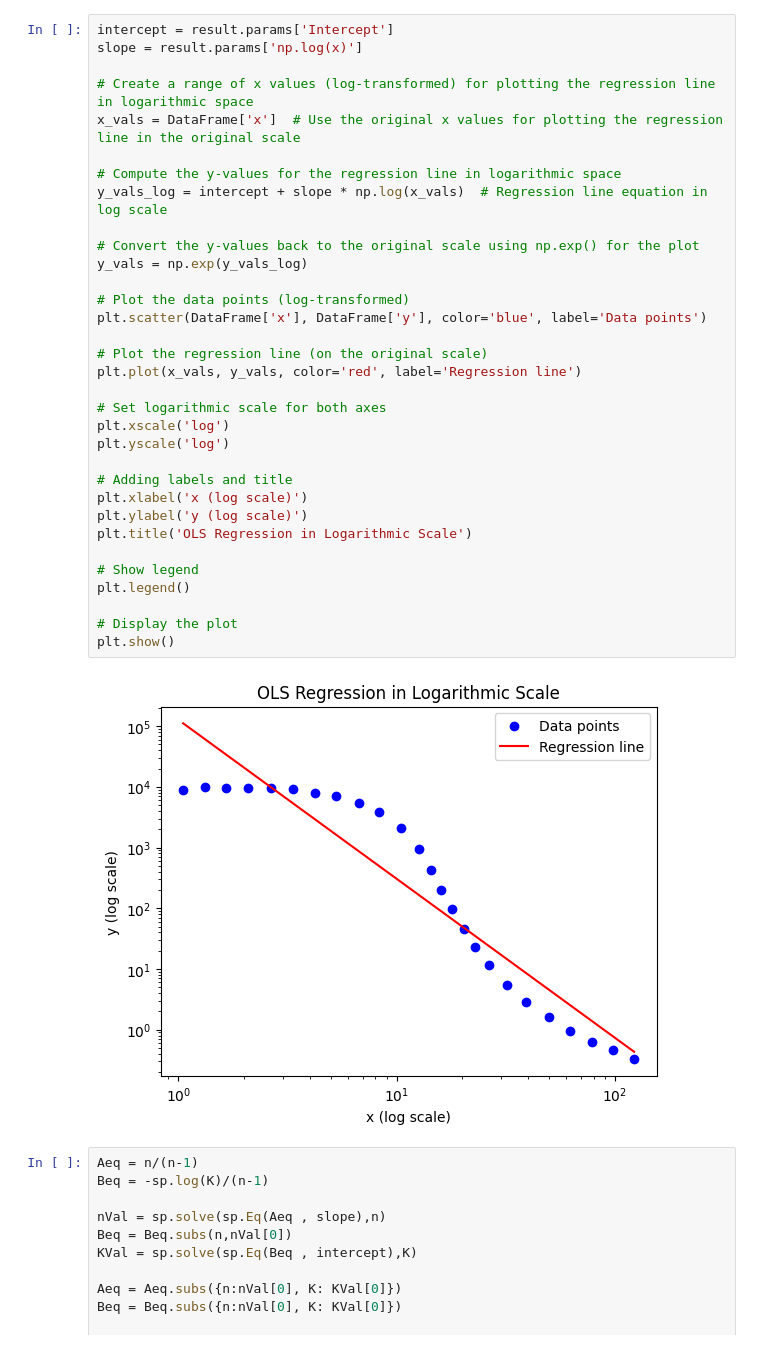
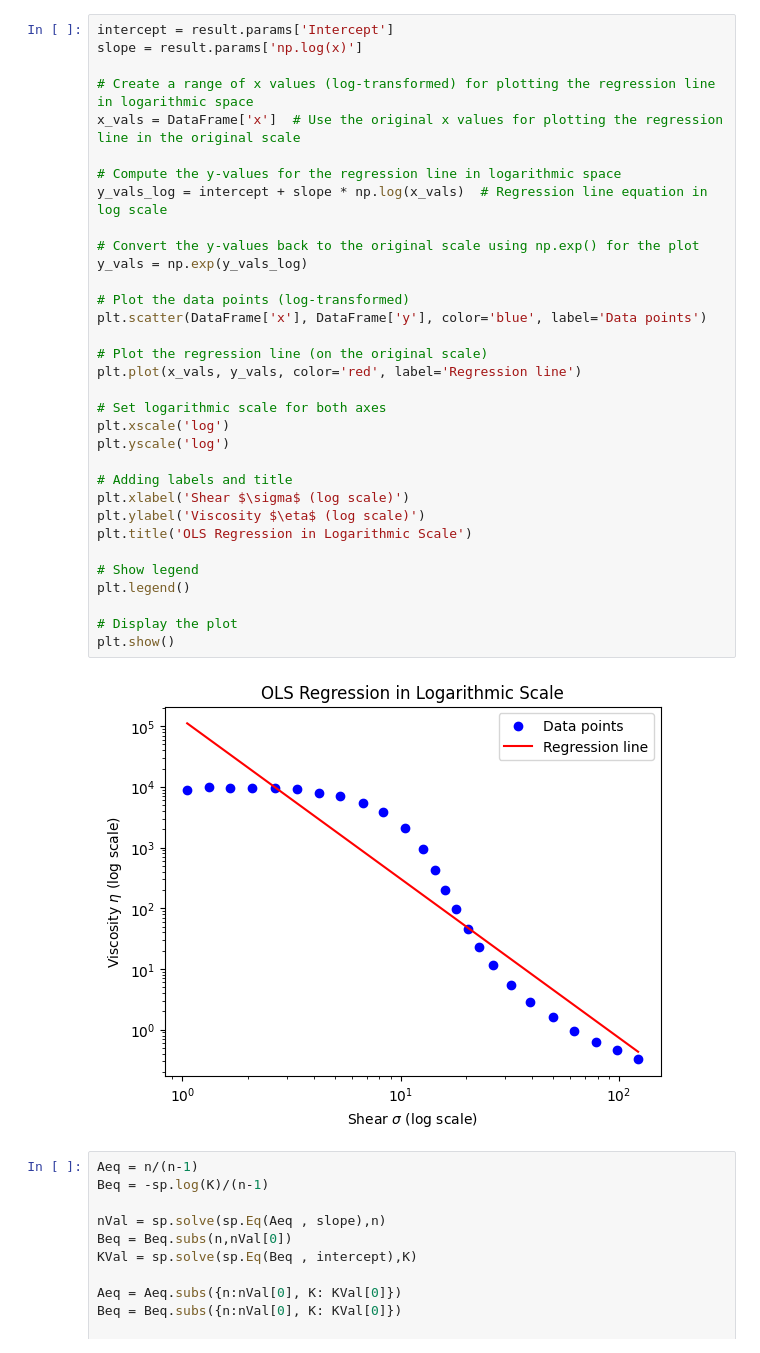
Before and after one commit to rclUPC/AdvancedFluidMechanics, a Jupyter notebook: 2-Rheology/Assignment2.ipynb, the cells around one changed output. Drawn from its saved outputs; the diff is of its cells as text.

```diff
--- a/2-Rheology/Assignment2.ipynb
+++ b/2-Rheology/Assignment2.ipynb
@@ -67,36 +76,36 @@ intercept = result.params['Intercept']
 slope = result.params['np.log(x)']
 
 # Create a range of x values (log-transformed) for plotting the regression line in logarithmic space
 x_vals = DataFrame['x']  # Use the original x values for plotting the regression line in the original scale
 
 # Compute the y-values for the regression line in logarithmic space
 y_vals_log = intercept + slope * np.log(x_vals)  # Regression line equation in log scale
 
 # Convert the y-values back to the original scale using np.exp() for the plot
 y_vals = np.exp(y_vals_log)
 
 # Plot the data points (log-transformed)
 plt.scatter(DataFrame['x'], DataFrame['y'], color='blue', label='Data points')
 
 # Plot the regression line (on the original scale)
 plt.plot(x_vals, y_vals, color='red', label='Regression line')
 
 # Set logarithmic scale for both axes
 plt.xscale('log')
 plt.yscale('log')
 
 # Adding labels and title
-plt.xlabel('x (log scale)')
-plt.ylabel('y (log scale)')
+plt.xlabel('Shear $\sigma$ (log scale)')
+plt.ylabel('Viscosity $\eta$ (log scale)')
 plt.title('OLS Regression in Logarithmic Scale')
 
 # Show legend
 plt.legend()
 
 # Display the plot
 plt.show()
 # %% [output]
-[figure, old version]
+[figure, new version]
 # %%
 Aeq = n/(n-1)
 Beq = -sp.log(K)/(n-1)
```
Also changed, not shown: parts of 5 cells of this notebook.
